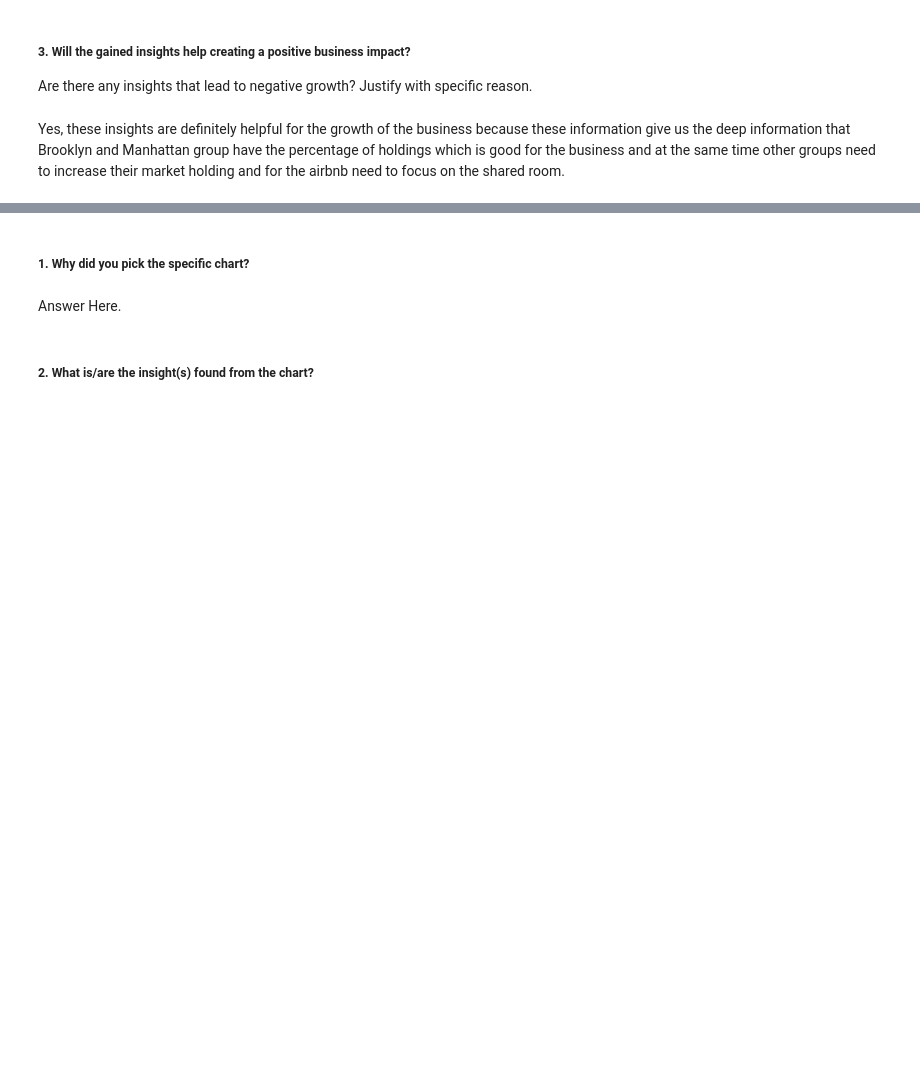
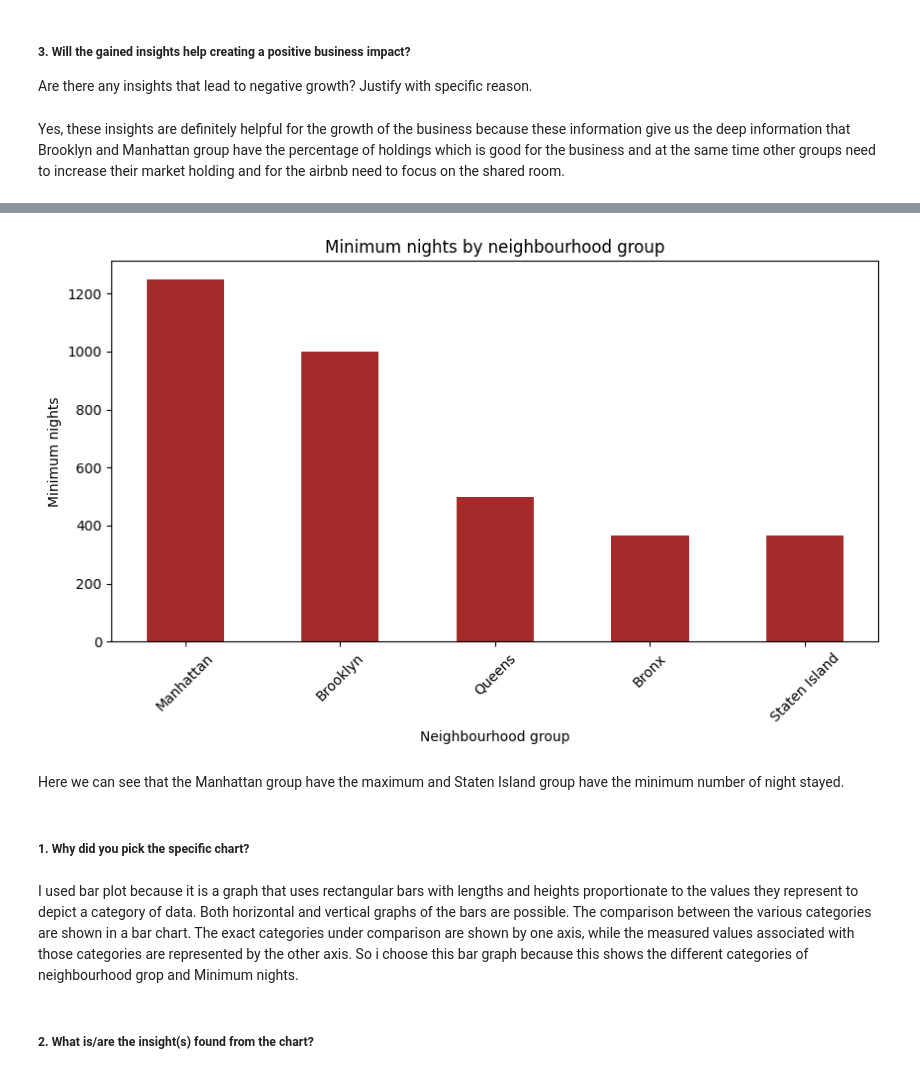
Before and after one commit to OmprakashDebata/Eda-Project-Airbnb, a Jupyter notebook: EDA_Airbnb_Submission.ipynb, the cells around one changed output, grey strips where cells are left out. Cells and saved outputs as stored; diff of their text form; code cells hidden in the pictures; blank space fills up the shorter version.

```diff
--- a/EDA_Airbnb_Submission.ipynb
+++ b/EDA_Airbnb_Submission.ipynb
@@ -739,0 +760,4 @@ Yes, these insights are definitely helpful for the growth of the business becaus
+# %%
+night_stay = airbnb.groupby(["neighbourhood_group"])["minimum_nights"].max().reset_index()
+night_stay = night_stay.sort_values("minimum_nights", ascending=False).head()
+night_stay
@@ -740,6 +771,22 @@ Yes, these insights are definitely helpful for the growth of the business becaus
+# %%
+# Chart - 11 visualization code
+group_neighbour = night_stay["neighbourhood_group"]
+min_stay = night_stay["minimum_nights"]
+
+fig = plt.figure(figsize=(10,5))
+plt.bar(group_neighbour, min_stay, color="brown", width=0.5)
+plt.title('Minimum nights by neighbourhood group')
+plt.xlabel("Neighbourhood group")
+plt.ylabel("Minimum nights")
+plt.xticks(rotation=45)
+plt.show()
+# %% [output]
+[figure, added]
+# %% [markdown]
+Here we can see that the Manhattan group have the maximum and Staten Island group have the minimum number of night stayed.
 # %% [markdown]
 ##### 1. Why did you pick the specific chart?
-# %% [markdown]
-Answer Here.
+# %% [markdown]
+I used bar plot because it is a graph that uses rectangular bars with lengths and heights proportionate to the values they represent to depict a category of data. Both horizontal and vertical graphs of the bars are possible. The comparison between the various categories are shown in a bar chart. The exact categories under comparison are shown by one axis, while the measured values associated with those categories are represented by the other axis. So i choose this bar graph because this shows the different categories of neighbourhood grop and Minimum nights.
 # %% [markdown]
 ##### 2. What is/are the insight(s) found from the chart?
```
Also changed, not shown: parts of 58 cells of this notebook.
